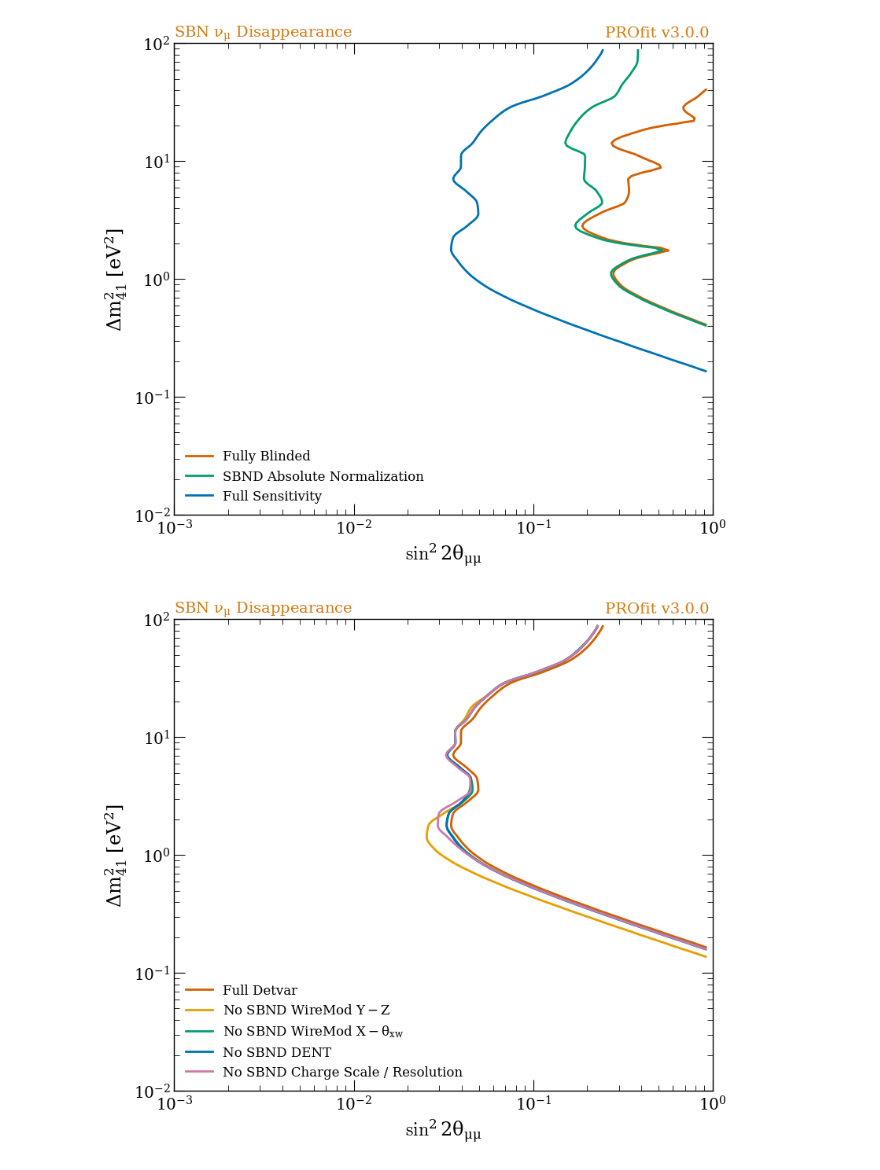
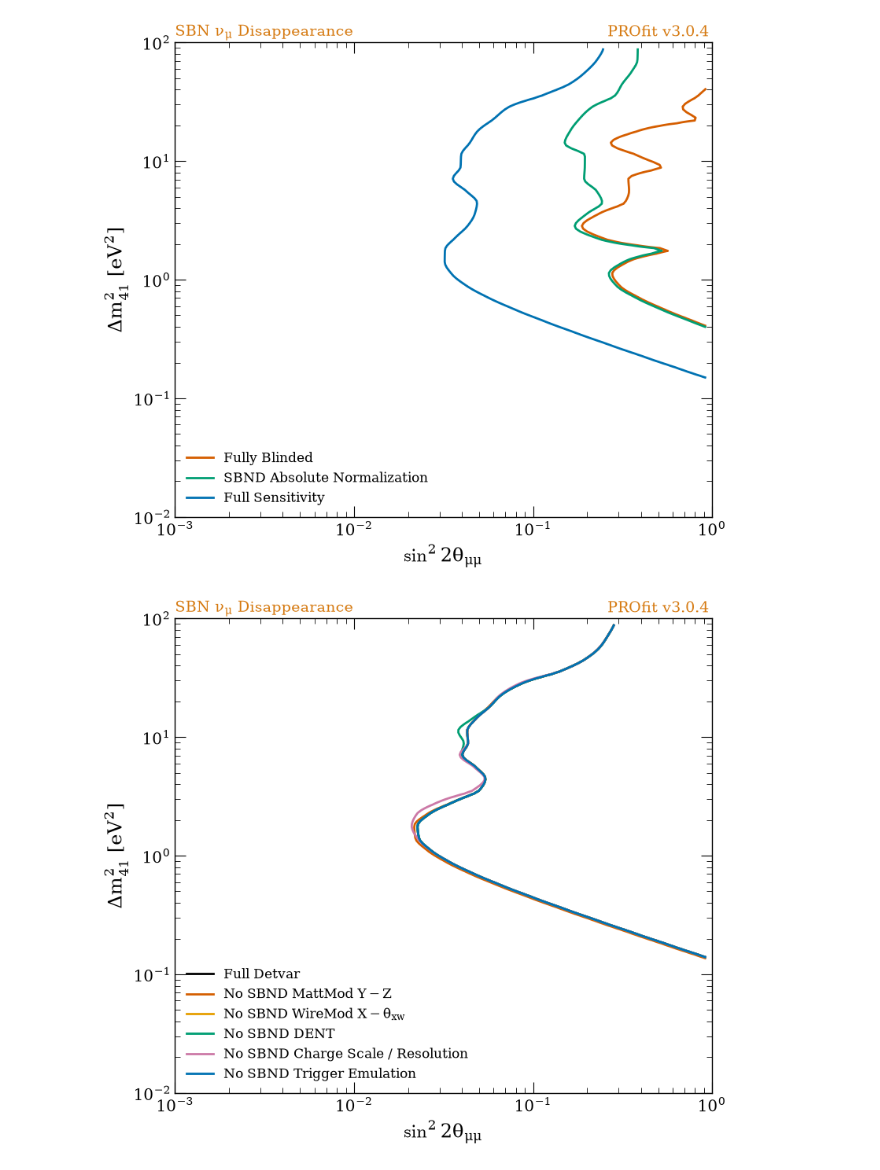
Before and after one commit to justinjmueller/spineosc_analysis, a Jupyter notebook: plotting/surface.ipynb, the cells around one changed output. Drawn from its saved outputs; the diff is of its cells as text; code cells hidden in the pictures.

```diff
--- a/plotting/surface.ipynb
+++ b/plotting/surface.ipynb
@@ -11,7 +11,7 @@ from mutools.plotting.helpers import mark_axis
 
 use_style('rootlike')
 
-PATH = Path('/Users/mueller/Projects/spineosc')
+PATH = Path('/flare/neutrinoGPU/nupur/output')
 # %%
 from typing import Optional
 from matplotlib.lines import Line2D
@@ -113,7 +113,7 @@ def plot_sensitivity(
     ax = figure.add_subplot()
     handles = []
 
-    colors = [0, 2, 3, 4, 5]
+    colors = [7, 0, 1, 2, 4, 3, 6, 5, 8]
 
     for ci, (file_path, label) in enumerate(zip(paths, labels)):
         handles.append(add_surface(ax, file_path, colors[ci], level=level))
@@ -127,7 +127,7 @@ def plot_sensitivity(
 
     ax.legend(handles, labels, loc='lower left')
     mark_axis(ax, r'SBN $\nu_\mu$ Disappearance', hadj=-0.025, vadj=0.12)
-    mark_axis(ax, r'PROfit v3.0.0', hadj=-0.015, vadj=0.12, alignment='right')
+    mark_axis(ax, r'PROfit v3.0.4', hadj=-0.015, vadj=0.12, alignment='right')
     if savefig is not None:
         figure.savefig(savefig)
 # %%
@@ -145,29 +146,31 @@ plot_sensitivity(
 # %%
 meta = [
-    (PATH / 'contours_blind_v1_surf.root', r'Fully Blinded'),
-    (PATH / 'contours_sbndunblind_v1_surf.root', r'SBND Absolute Normalization'),
-    (PATH / 'contours_full_v1_surf.root', r'Full Sensitivity'),
+    (PATH / 'contours_blind/contours_blind_v1_surf.root', r'Fully Blinded'),
+    (PATH / 'contours_sbndunblind/contours_sbndunblind_v1_surf.root', r'SBND Absolute Normalization'),
+    (PATH / 'contours_full/contours_full_v1_surf.root', r'Full Sensitivity'),
 ]
 
 plot_sensitivity(
     paths=[item[0] for item in meta],
     labels=[item[1] for item in meta],
-    savefig='/Users/mueller/Projects/spineosc_sbnd_unblinding_request/figures/surface.pdf'
+    savefig='/flare/neutrinoGPU/nupur/plots/surface.pdf'
 )
 # %% [output]
-[figure, old version]
+[figure, new version]
 # %%
 meta = [
-    (PATH / 'contours_full_v1_surf.root', r'Full Detvar'),
-    (PATH / 'contours_full_nowmyz_surf.root', r'No SBND WireMod $Y-Z$'),
-    (PATH / 'contours_full_nowmxtxw_surf.root', r'No SBND WireMod $X-\theta_{xw}$'),
-    (PATH / 'contours_full_nodent_surf.root', r'No SBND DENT'),
-    (PATH / 'contours_full_nochargescale_surf.root', r'No SBND Charge Scale / Resolution'),
+    (PATH / 'contours_full/contours_full_v1_surf.root', r'Full Detvar'),
+    (PATH / 'contours_full/contours_full_nowmyz_surf.root', r'No SBND MattMod $Y-Z$'),
+    (PATH / 'contours_full/contours_full_nowmxtxw_surf.root', r'No SBND WireMod $X-\theta_{xw}$'),
+    (PATH / 'contours_full/contours_full_nodent_surf.root', r'No SBND DENT'),
+    (PATH / 'contours_full/contours_full_nochargescale_surf.root', r'No SBND Charge Scale / Resolution'),
+    (PATH / 'contours_full/contours_full_notrigemu_surf.root', r'No SBND Trigger Emulation'),
 ]
 
 plot_sensitivity(
     paths=[item[0] for item in meta],
     labels=[item[1] for item in meta],
+    savefig='/flare/neutrinoGPU/nupur/plots/exclSBNDdetsyst_surface.pdf'
 )
 # %% [output]
-[figure, old version]
+[figure, new version]
```
Also changed, not shown: parts of 6 cells of this notebook, 45 other files.
